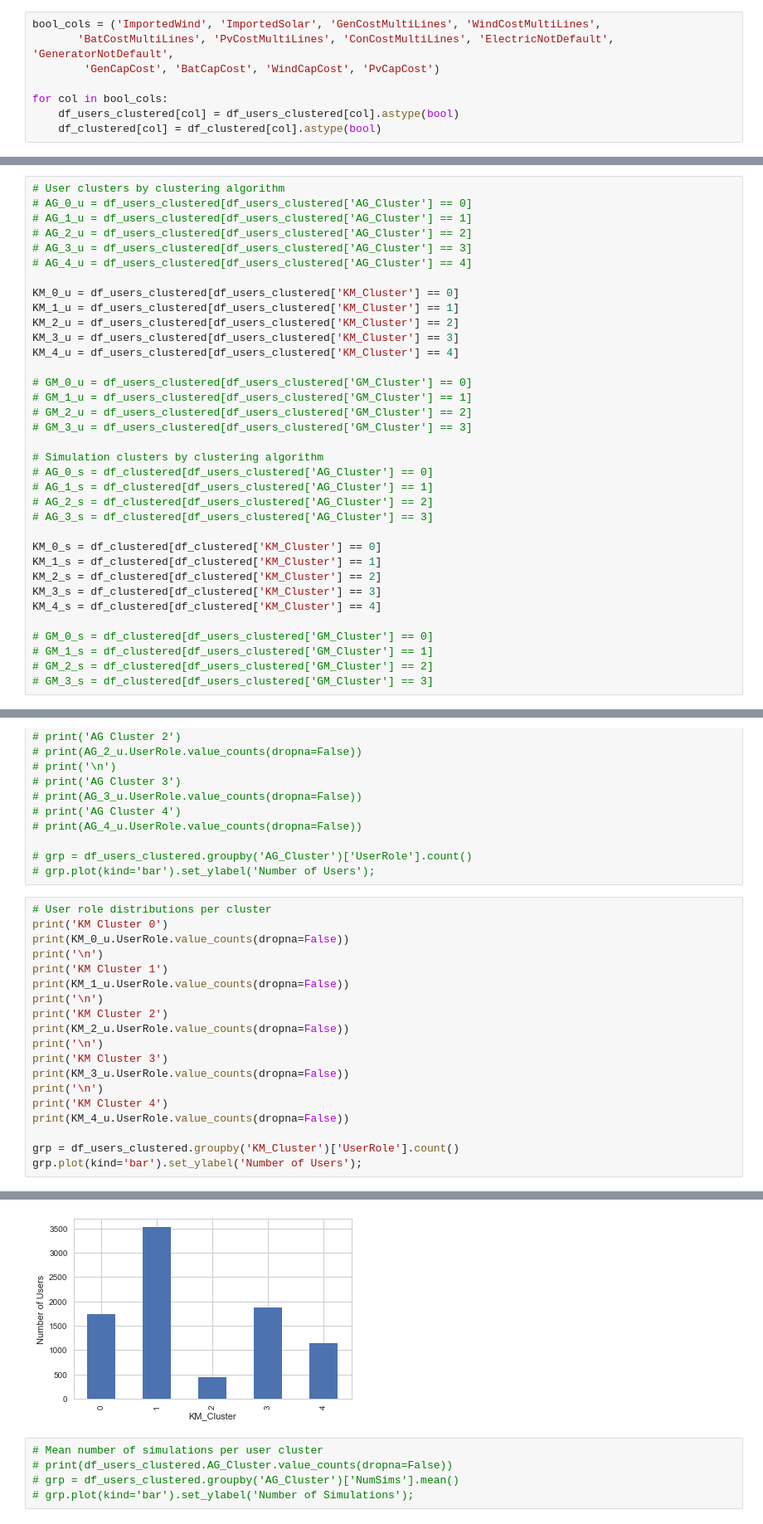
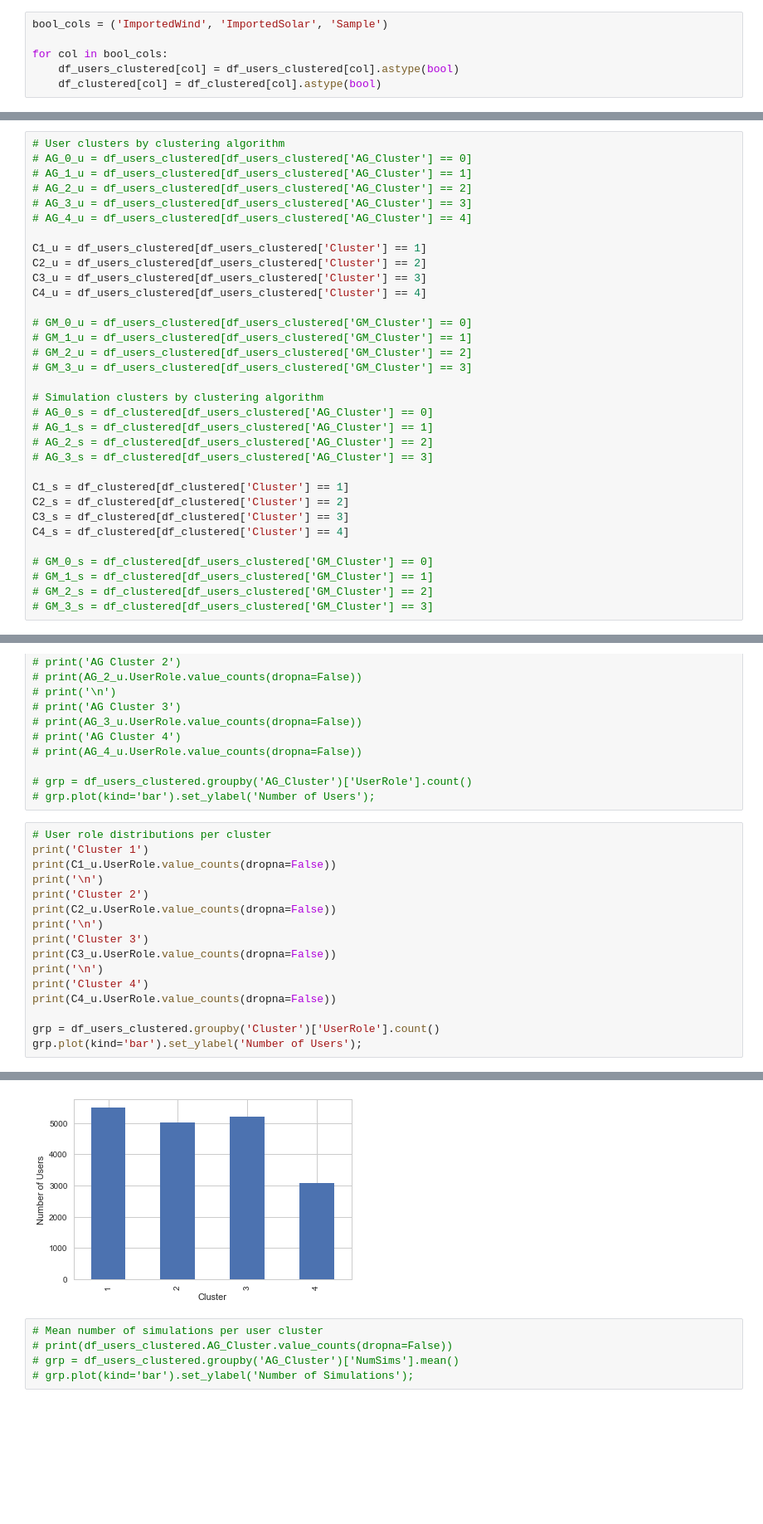
Before and after one commit to Stuart-D-King/homer_segmentation, a Jupyter notebook: homer_eda.ipynb, the cells around one changed output, grey strips where cells are left out. Shown at 83% size. Drawn from its saved outputs; the diff is of its cells as text; blank space fills up the shorter version.

```diff
--- a/homer_eda.ipynb
+++ b/homer_eda.ipynb
@@ -129,9 +140,7 @@ Index(['UserId', 'NumSims', 'UserRole', 'OrganizationType', 'Latitude',
        'NumChangedInputs', 'Country', 'KM_Cluster'],
       dtype='object')
 # %%
-bool_cols = ('ImportedWind', 'ImportedSolar', 'GenCostMultiLines', 'WindCostMultiLines',
-       'BatCostMultiLines', 'PvCostMultiLines', 'ConCostMultiLines', 'ElectricNotDefault', 'GeneratorNotDefault',
-        'GenCapCost', 'BatCapCost', 'WindCapCost', 'PvCapCost')
+bool_cols = ('ImportedWind', 'ImportedSolar', 'Sample')
 
 for col in bool_cols:
     df_users_clustered[col] = df_users_clustered[col].astype(bool)
@@ -164,11 +173,10 @@ memory usage: 10.6+ MB
 # AG_3_u = df_users_clustered[df_users_clustered['AG_Cluster'] == 3]
 # AG_4_u = df_users_clustered[df_users_clustered['AG_Cluster'] == 4]
 
-KM_0_u = df_users_clustered[df_users_clustered['KM_Cluster'] == 0]
-KM_1_u = df_users_clustered[df_users_clustered['KM_Cluster'] == 1]
-KM_2_u = df_users_clustered[df_users_clustered['KM_Cluster'] == 2]
-KM_3_u = df_users_clustered[df_users_clustered['KM_Cluster'] == 3]
-KM_4_u = df_users_clustered[df_users_clustered['KM_Cluster'] == 4]
+C1_u = df_users_clustered[df_users_clustered['Cluster'] == 1]
+C2_u = df_users_clustered[df_users_clustered['Cluster'] == 2]
+C3_u = df_users_clustered[df_users_clustered['Cluster'] == 3]
+C4_u = df_users_clustered[df_users_clustered['Cluster'] == 4]
 
 # GM_0_u = df_users_clustered[df_users_clustered['GM_Cluster'] == 0]
 # GM_1_u = df_users_clustered[df_users_clustered['GM_Cluster'] == 1]
@@ -181,11 +189,10 @@ KM_4_u = df_users_clustered[df_users_clustered['KM_Cluster'] == 4]
 # AG_2_s = df_clustered[df_users_clustered['AG_Cluster'] == 2]
 # AG_3_s = df_clustered[df_users_clustered['AG_Cluster'] == 3]
 
-KM_0_s = df_clustered[df_clustered['KM_Cluster'] == 0]
-KM_1_s = df_clustered[df_clustered['KM_Cluster'] == 1]
-KM_2_s = df_clustered[df_clustered['KM_Cluster'] == 2]
-KM_3_s = df_clustered[df_clustered['KM_Cluster'] == 3]
-KM_4_s = df_clustered[df_clustered['KM_Cluster'] == 4]
+C1_s = df_clustered[df_clustered['Cluster'] == 1]
+C2_s = df_clustered[df_clustered['Cluster'] == 2]
+C3_s = df_clustered[df_clustered['Cluster'] == 3]
+C4_s = df_clustered[df_clustered['Cluster'] == 4]
 
 # GM_0_s = df_clustered[df_users_clustered['GM_Cluster'] == 0]
 # GM_1_s = df_clustered[df_users_clustered['GM_Cluster'] == 1]
@@ -211,21 +218,18 @@ KM_4_s = df_clustered[df_clustered['KM_Cluster'] == 4]
 # grp.plot(kind='bar').set_ylabel('Number of Users');
 # %%
 # User role distributions per cluster
-print('KM Cluster 0')
-print(KM_0_u.UserRole.value_counts(dropna=False))
+print('Cluster 1')
+print(C1_u.UserRole.value_counts(dropna=False))
 print('\n')
-print('KM Cluster 1')
-print(KM_1_u.UserRole.value_counts(dropna=False))
+print('Cluster 2')
+print(C2_u.UserRole.value_counts(dropna=False))
 print('\n')
-print('KM Cluster 2')
-print(KM_2_u.UserRole.value_counts(dropna=False))
+print('Cluster 3')
+print(C3_u.UserRole.value_counts(dropna=False))
 print('\n')
-print('KM Cluster 3')
-print(KM_3_u.UserRole.value_counts(dropna=False))
-print('\n')
-print('KM Cluster 4')
-print(KM_4_u.UserRole.value_counts(dropna=False))
+print('Cluster 4')
+print(C4_u.UserRole.value_counts(dropna=False))
 
-grp = df_users_clustered.groupby('KM_Cluster')['UserRole'].count()
+grp = df_users_clustered.groupby('Cluster')['UserRole'].count()
 grp.plot(kind='bar').set_ylabel('Number of Users');
 # %% [output]
@@ -248,5 +252,5 @@ Academic     120
 Name: UserRole, dtype: int64
-[figure, old version]
+[figure, new version]
 # %%
 # Mean number of simulations per user cluster
 # print(df_users_clustered.AG_Cluster.value_counts(dropna=False))
```
Also changed, not shown: parts of 23 cells of this notebook, 8 other files.
